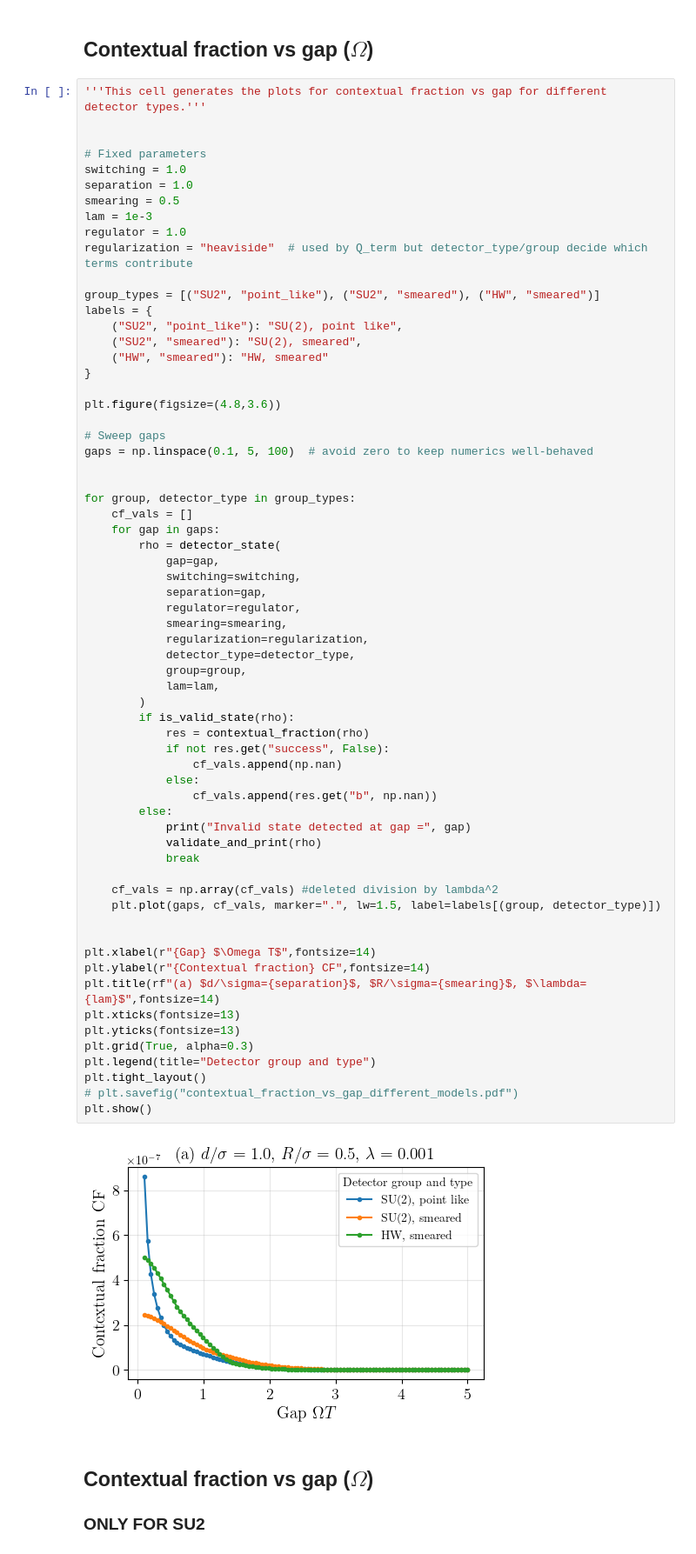
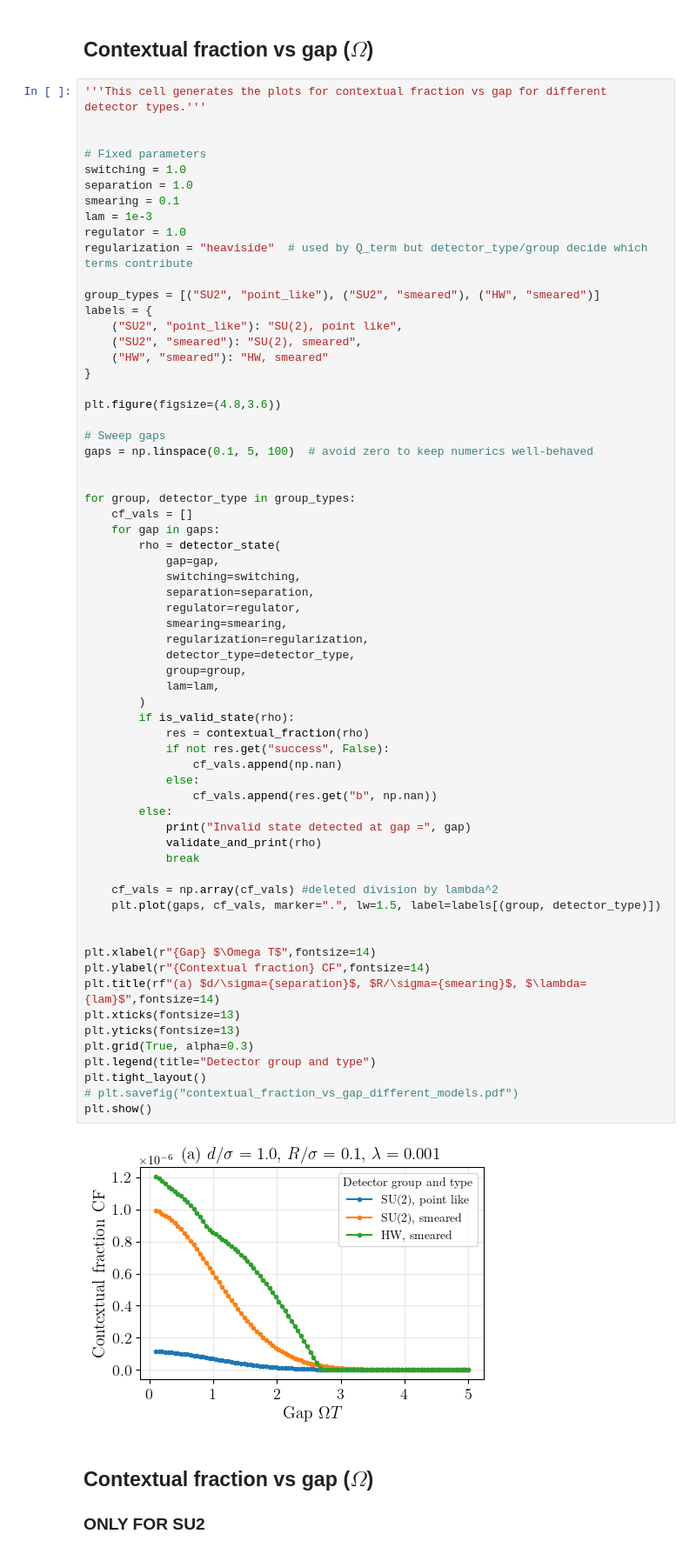
Before and after one commit to Sanchit-Srivastava/contextuality_from_the_vacuum, a Jupyter notebook: notebooks/main_plots.ipynb, the cells around one changed output. Shown: that part at 87% size. Saved outputs shown, nothing was run; the diff lists cells and outputs as text.

Commit message:
now has all 4 plots
v1 with plots of CF vs the 4 releavnt properties. Parameters require
tweaking.

```diff
--- a/notebooks/main_plots.ipynb
+++ b/notebooks/main_plots.ipynb
@@ -38,7 +38,7 @@ plt.rcParams.update({
 # Fixed parameters
 switching = 1.0
 separation = 1.0
-smearing = 0.5
+smearing = 0.1
 lam = 1e-3
 regulator = 1.0
 regularization = "heaviside"  # used by Q_term but detector_type/group decide which terms contribute
@@ -62,41 +62,41 @@ for group, detector_type in group_types:
         rho = detector_state(
             gap=gap,
             switching=switching,
-            separation=gap,
+            separation=separation,
             regulator=regulator,
             smearing=smearing,
             regularization=regularization,
             detector_type=detector_type,
             group=group,
             lam=lam,
         )
         if is_valid_state(rho):
             res = contextual_fraction(rho)
             if not res.get("success", False):
                 cf_vals.append(np.nan)
             else:
                 cf_vals.append(res.get("b", np.nan))
         else:
             print("Invalid state detected at gap =", gap)
             validate_and_print(rho)
             break
 
     cf_vals = np.array(cf_vals) #deleted division by lambda^2
     plt.plot(gaps, cf_vals, marker=".", lw=1.5, label=labels[(group, detector_type)])
 
 
 plt.xlabel(r"{Gap} $\Omega T$",fontsize=14)
 plt.ylabel(r"{Contextual fraction} CF",fontsize=14)
 plt.title(rf"(a) $d/\sigma={separation}$, $R/\sigma={smearing}$, $\lambda={lam}$",fontsize=14)
 plt.xticks(fontsize=13)
 plt.yticks(fontsize=13)
 plt.grid(True, alpha=0.3)
 plt.legend(title="Detector group and type")
 plt.tight_layout()
 # plt.savefig("contextual_fraction_vs_gap_different_models.pdf")
 plt.show()
 # %% [output]
-[figure, old version]
+[figure, new version]
 # %% [markdown]
 ## Contextual fraction vs gap ($\Omega$)
 ### ONLY FOR SU2
```
Also changed, not shown: parts of 4 cells of this notebook.
